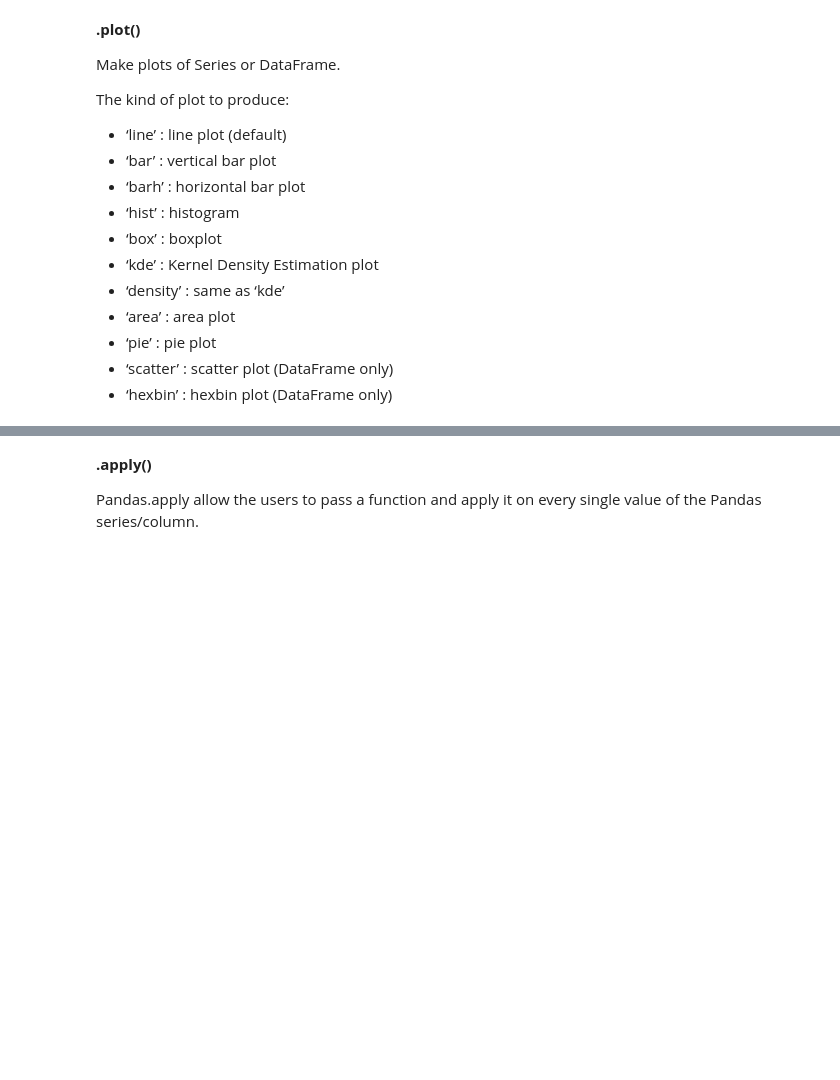
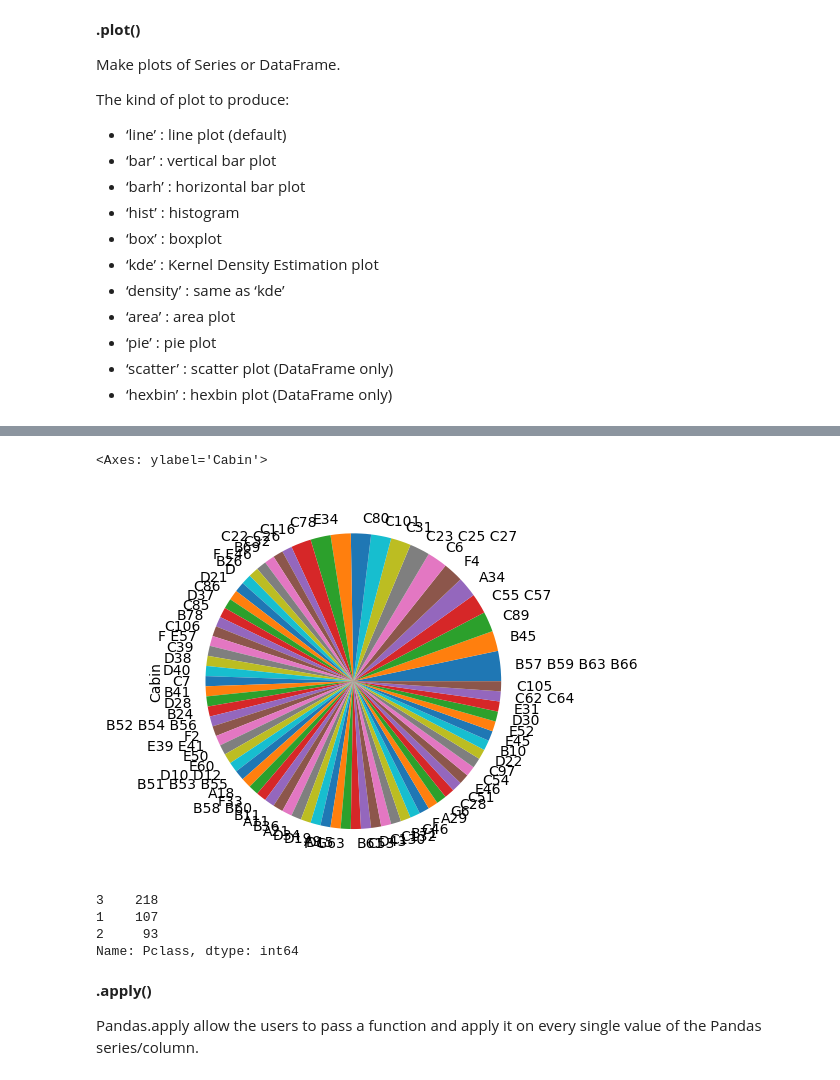
Before and after one commit to shcr4093/INFO2201_Notes, a Jupyter notebook: w6d1_EDAintro.ipynb, the cells around one changed output, grey strips where cells are left out. Drawn from its saved outputs; the diff is of its cells as text; code cells hidden in the pictures; blank space fills up the shorter version.

```diff
--- a/w6d1_EDAintro.ipynb
+++ b/w6d1_EDAintro.ipynb
@@ -103,5 +353,16 @@ The kind of plot to produce:
 # %%
 #what cabins were people in?
+titanicCopy['Cabin'].value_counts().plot(kind='pie')
+# %% [output]
+<Axes: ylabel='Cabin'>
+[figure, added]
+# %%
+titanicCopy['Pclass'].value_counts()
+# %% [output]
+3    218
+1    107
+2     93
+Name: Pclass, dtype: int64
 # %% [markdown]
 **.apply()**
 
```
Also changed, not shown: parts of 41 cells of this notebook, 3 other files.
